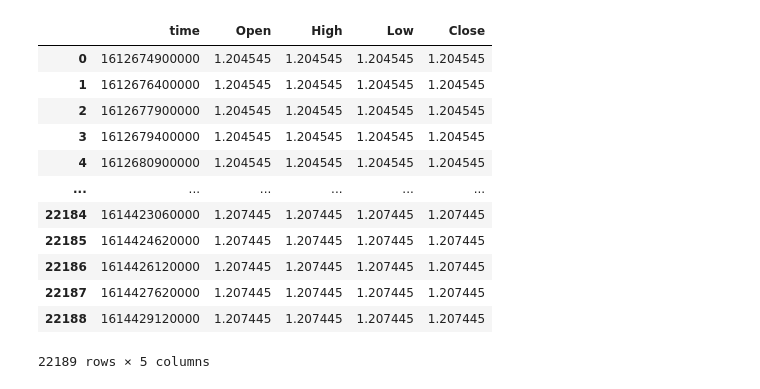
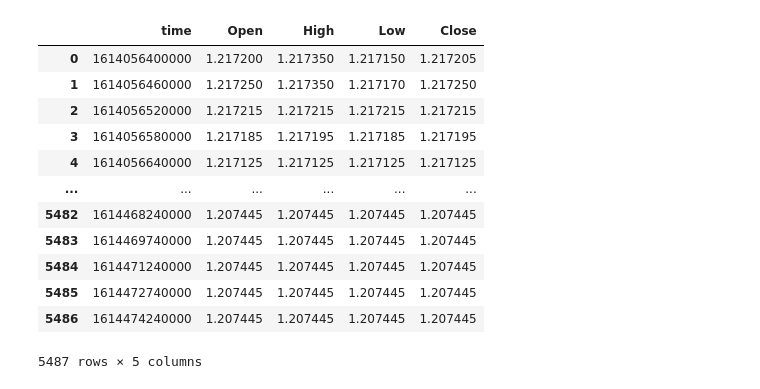
Before and after one commit to ericsturman/jupyter-finance-with-scraping, a Jupyter notebook: forex.ipynb, the cells around one changed output. Cells and saved outputs as stored; diff of their text form; code cells hidden in the pictures.

Commit message:
forex

```diff
--- a/forex.ipynb
+++ b/forex.ipynb
@@ -4,21 +4,21 @@ import pandas as pd
 import requests
 import numpy as np
 # %%
-forexData = requests.get("https://assets.ino.com/data/minute/?s=FOREX_EURUSD&b=2020-7-12&f=json")
+forexData = requests.get("https://assets.ino.com/data/minute/?s=FOREX_EURUSD&b=2021-2-23&f=json")
 forexJson = forexData.json()
-forexPdDf = pd.DataFrame(forexJson, columns=["time", "Open", "High", "Low", "Close"])
-forexPdDf
+price = pd.DataFrame(forexJson, columns=["time", "Open", "High", "Low", "Close"])
+price
 # %% [output]
 |  | time | Open | High | Low | Close |
-| 0 | 1612674900000 | 1.204545 | 1.204545 | 1.204545 | 1.204545 |
-| 1 | 1612676400000 | 1.204545 | 1.204545 | 1.204545 | 1.204545 |
-| 2 | 1612677900000 | 1.204545 | 1.204545 | 1.204545 | 1.204545 |
-| 3 | 1612679400000 | 1.204545 | 1.204545 | 1.204545 | 1.204545 |
-| 4 | 1612680900000 | 1.204545 | 1.204545 | 1.204545 | 1.204545 |
+| 0 | 1614056400000 | 1.217200 | 1.217350 | 1.217150 | 1.217205 |
+| 1 | 1614056460000 | 1.217250 | 1.217350 | 1.217170 | 1.217250 |
+| 2 | 1614056520000 | 1.217215 | 1.217215 | 1.217215 | 1.217215 |
+| 3 | 1614056580000 | 1.217185 | 1.217195 | 1.217185 | 1.217195 |
+| 4 | 1614056640000 | 1.217125 | 1.217125 | 1.217125 | 1.217125 |
 | ... | ... | ... | ... | ... | ... |
-| 22184 | 1614423060000 | 1.207445 | 1.207445 | 1.207445 | 1.207445 |
-| 22185 | 1614424620000 | 1.207445 | 1.207445 | 1.207445 | 1.207445 |
-| 22186 | 1614426120000 | 1.207445 | 1.207445 | 1.207445 | 1.207445 |
-| 22187 | 1614427620000 | 1.207445 | 1.207445 | 1.207445 | 1.207445 |
-| 22188 | 1614429120000 | 1.207445 | 1.207445 | 1.207445 | 1.207445 |
+| 5482 | 1614468240000 | 1.207445 | 1.207445 | 1.207445 | 1.207445 |
+| 5483 | 1614469740000 | 1.207445 | 1.207445 | 1.207445 | 1.207445 |
+| 5484 | 1614471240000 | 1.207445 | 1.207445 | 1.207445 | 1.207445 |
+| 5485 | 1614472740000 | 1.207445 | 1.207445 | 1.207445 | 1.207445 |
+| 5486 | 1614474240000 | 1.207445 | 1.207445 | 1.207445 | 1.207445 |
-22189 rows × 5 columns
+5487 rows × 5 columns
```
Also changed, not shown: parts of 1 cell of this notebook, 1 other file.
